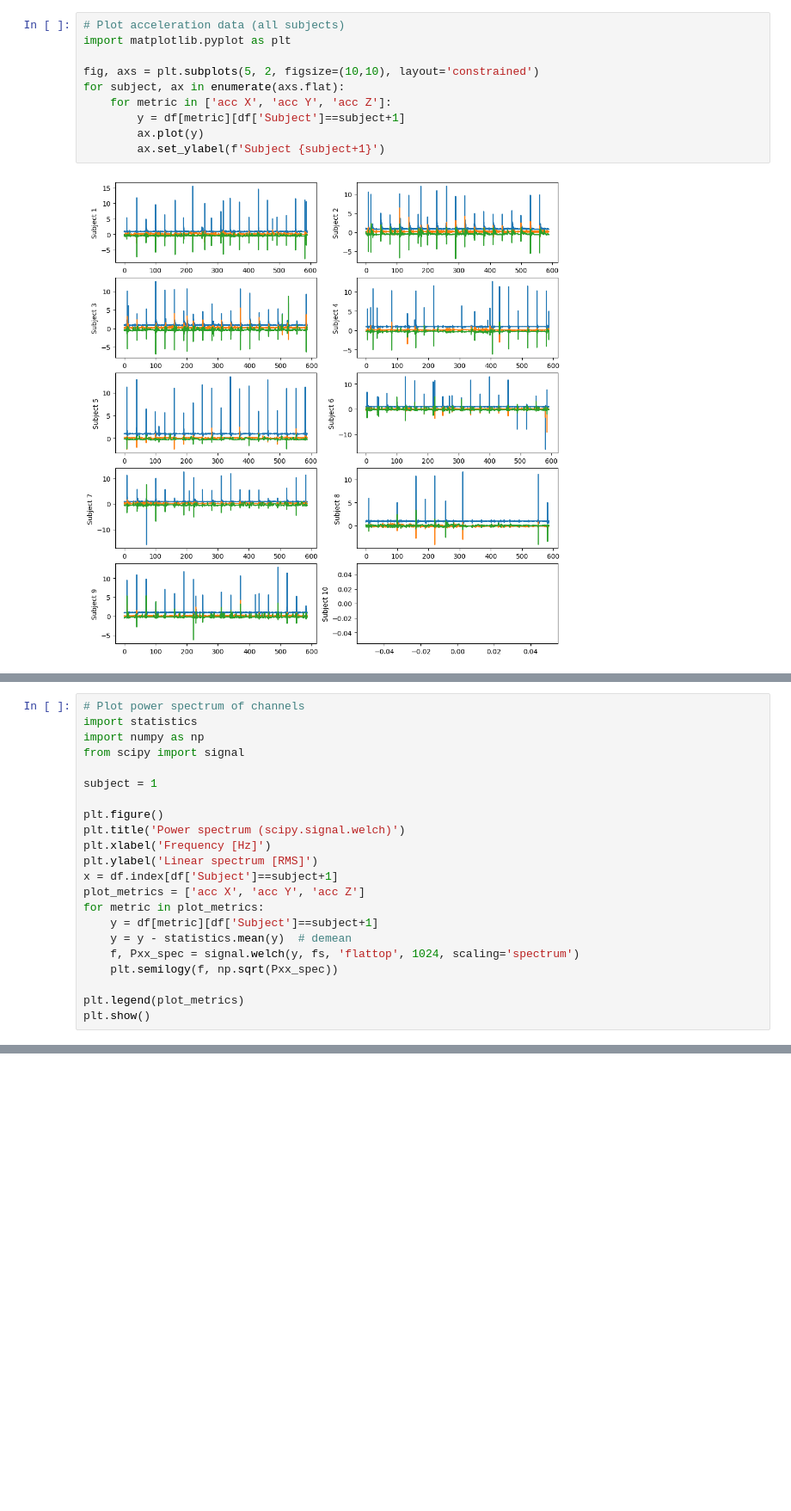
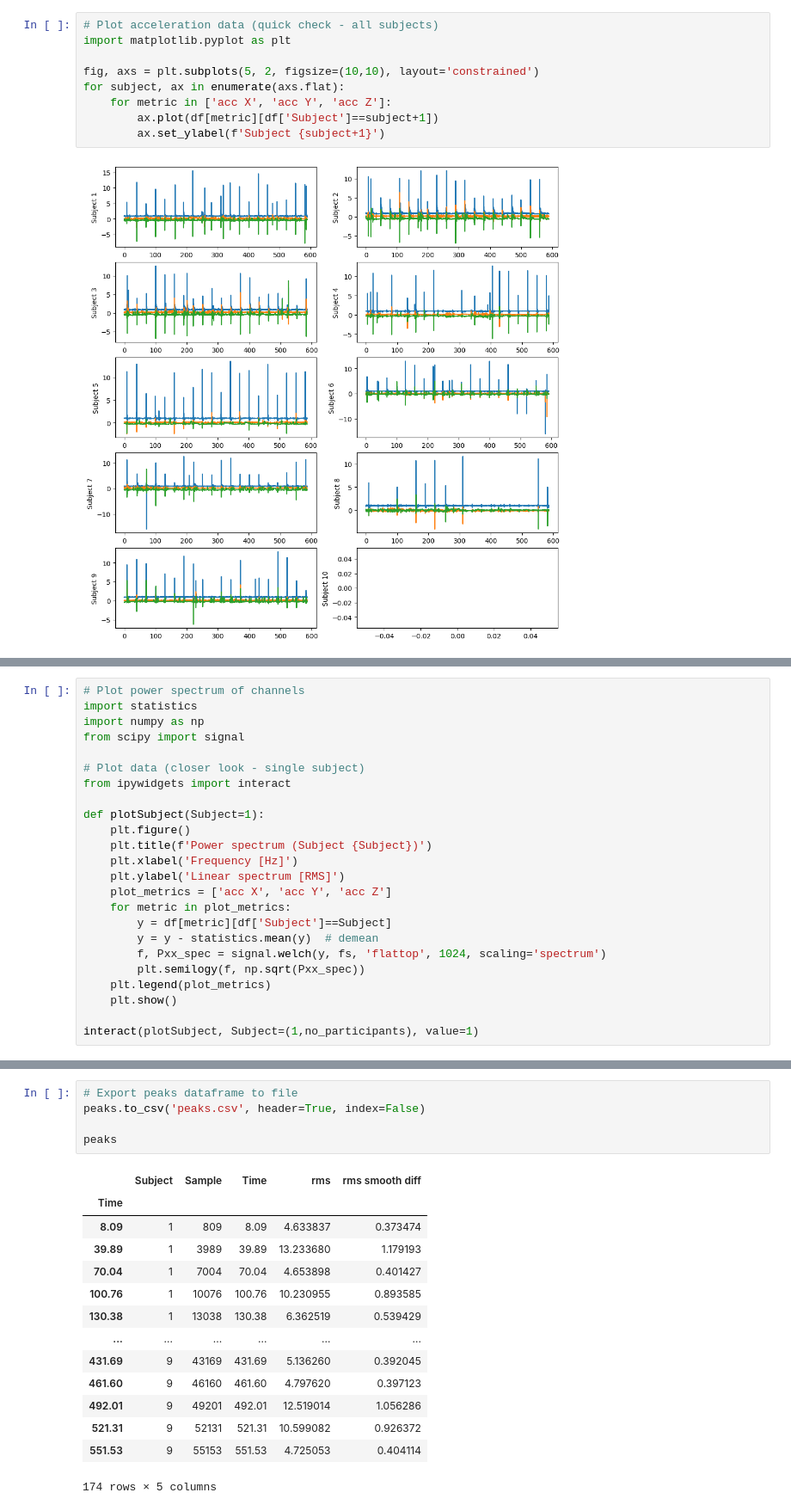
Before and after one commit to jsbrittain/accelerometer-analysis, a Jupyter notebook: scripts/lookatdata.ipynb, the cells around one changed output, grey strips where cells are left out. Shown: that part at 86% size. Cells and saved outputs as stored; diff of their text form; blank space fills up the shorter version.

```diff
--- a/scripts/lookatdata.ipynb
+++ b/scripts/lookatdata.ipynb
@@ -86,14 +94,13 @@ Time
 
 [528962 rows x 7 columns]
 # %%
-# Plot acceleration data (all subjects)
+# Plot acceleration data (quick check - all subjects)
 import matplotlib.pyplot as plt
 
 fig, axs = plt.subplots(5, 2, figsize=(10,10), layout='constrained')
 for subject, ax in enumerate(axs.flat):
     for metric in ['acc X', 'acc Y', 'acc Z']:
-        y = df[metric][df['Subject']==subject+1]
-        ax.plot(y)
+        ax.plot(df[metric][df['Subject']==subject+1])
         ax.set_ylabel(f'Subject {subject+1}')
 # %% [output]
 [figure]
@@ -121,20 +130,22 @@ import statistics
 import numpy as np
 from scipy import signal
 
-subject = 1
+# Plot data (closer look - single subject)
+from ipywidgets import interact
 
-plt.figure()
-plt.title('Power spectrum (scipy.signal.welch)')
-plt.xlabel('Frequency [Hz]')
-plt.ylabel('Linear spectrum [RMS]')
-x = df.index[df['Subject']==subject+1]
-plot_metrics = ['acc X', 'acc Y', 'acc Z']
-for metric in plot_metrics:
-    y = df[metric][df['Subject']==subject+1]
-    y = y - statistics.mean(y)  # demean
-    f, Pxx_spec = signal.welch(y, fs, 'flattop', 1024, scaling='spectrum')
-    plt.semilogy(f, np.sqrt(Pxx_spec))
+def plotSubject(Subject=1):
+    plt.figure()
+    plt.title(f'Power spectrum (Subject {Subject})')
+    plt.xlabel('Frequency [Hz]')
+    plt.ylabel('Linear spectrum [RMS]')
+    plot_metrics = ['acc X', 'acc Y', 'acc Z']
+    for metric in plot_metrics:
+        y = df[metric][df['Subject']==Subject]
+        y = y - statistics.mean(y)  # demean
+        f, Pxx_spec = signal.welch(y, fs, 'flattop', 1024, scaling='spectrum')
+        plt.semilogy(f, np.sqrt(Pxx_spec))
+    plt.legend(plot_metrics)
+    plt.show()
 
-plt.legend(plot_metrics)
-plt.show()
+interact(plotSubject, Subject=(1,no_participants), value=1)
 # %% [output]
@@ -215,0 +280,20 @@ plt.show()
+# %%
+# Export peaks dataframe to file
+peaks.to_csv('peaks.csv', header=True, index=False)
+
+peaks
+# %% [output]
+|  | Subject | Sample | Time | rms | rms smooth diff |
+| Time |  |  |  |  |  |
+| 8.09 | 1 | 809 | 8.09 | 4.633837 | 0.373474 |
+| 39.89 | 1 | 3989 | 39.89 | 13.233680 | 1.179193 |
+| 70.04 | 1 | 7004 | 70.04 | 4.653898 | 0.401427 |
+| 100.76 | 1 | 10076 | 100.76 | 10.230955 | 0.893585 |
+| 130.38 | 1 | 13038 | 130.38 | 6.362519 | 0.539429 |
+| ... | ... | ... | ... | ... | ... |
+| 431.69 | 9 | 43169 | 431.69 | 5.136260 | 0.392045 |
+| 461.60 | 9 | 46160 | 461.60 | 4.797620 | 0.397123 |
+| 492.01 | 9 | 49201 | 492.01 | 12.519014 | 1.056286 |
+| 521.31 | 9 | 52131 | 521.31 | 10.599082 | 0.926372 |
+| 551.53 | 9 | 55153 | 551.53 | 4.725053 | 0.404114 |
+174 rows × 5 columns
```
Also changed, not shown: parts of 6 cells of this notebook, 3 other files.
